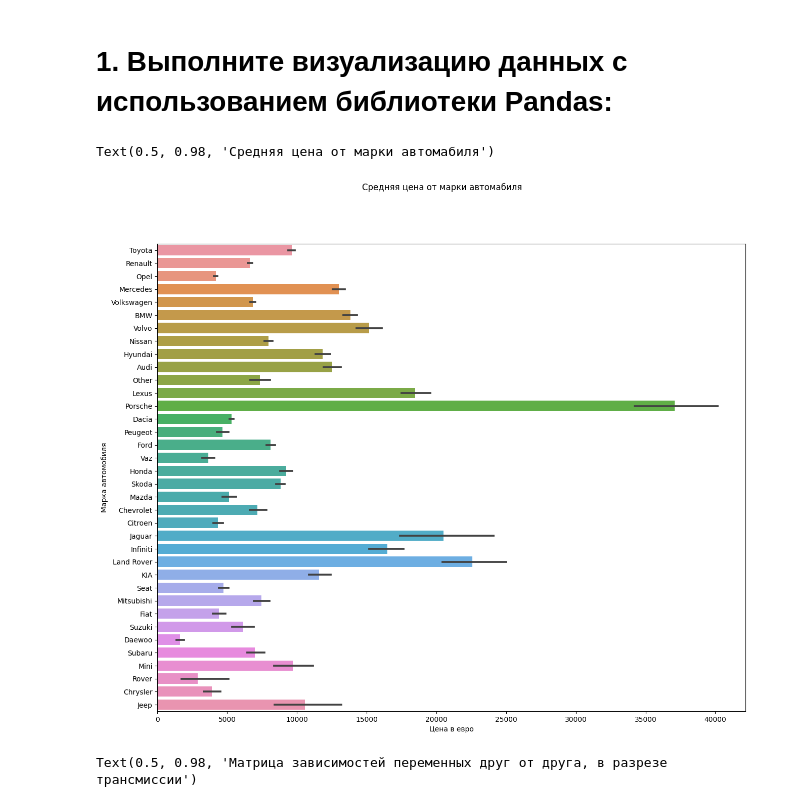
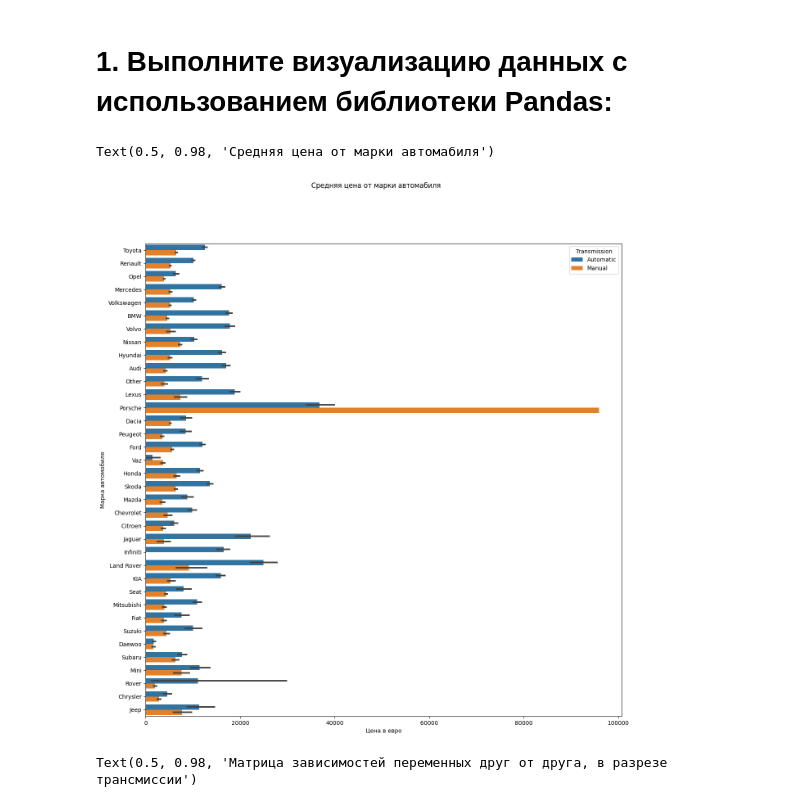
Before and after one commit to pyretttt/master_mle, a Jupyter notebook: practice1.ipynb, the cells around one changed output. Saved outputs shown, nothing was run; the diff lists cells and outputs as text; code cells hidden in the pictures.

```diff
--- a/practice1.ipynb
+++ b/practice1.ipynb
@@ -23,28 +29,32 @@ df.describe()
 # %%
 counts = df['Make'].value_counts()
 
 def reduceUniques(label: str) -> str:
     if counts[label] < 50:
         return 'Other'
     return label
 
 df['Make'] = df['Make'].apply(reduceUniques)
 
-fig, ax = plt.subplots(figsize=(15, 12))
+fig, ax = plt.subplots(figsize=(15, 15))
 
 sns.barplot(
     data=df,
     y='Make',
     x='Price(euro)',
     orient='h',
     ax=ax,
+    hue='Transmission'
 )
 ax.set_xlabel('Цена в евро')
 ax.set_ylabel('Марка автомобиля')
 fig.suptitle('Средняя цена от марки автомабиля')
+
+# Видим, что средняя цена по маркам может сильно варьироваться. И это надо учитывать, также как тот факт,
+# что как правило авто с "автоматом" стоит дороже
 # %% [output]
 Text(0.5, 0.98, 'Средняя цена от марки автомабиля')
-[figure, old version]
+[figure, new version]
 # %%
 pair = sns.pairplot(
     data=df,
```
Also changed, not shown: parts of 3 cells of this notebook, 1 other file.
